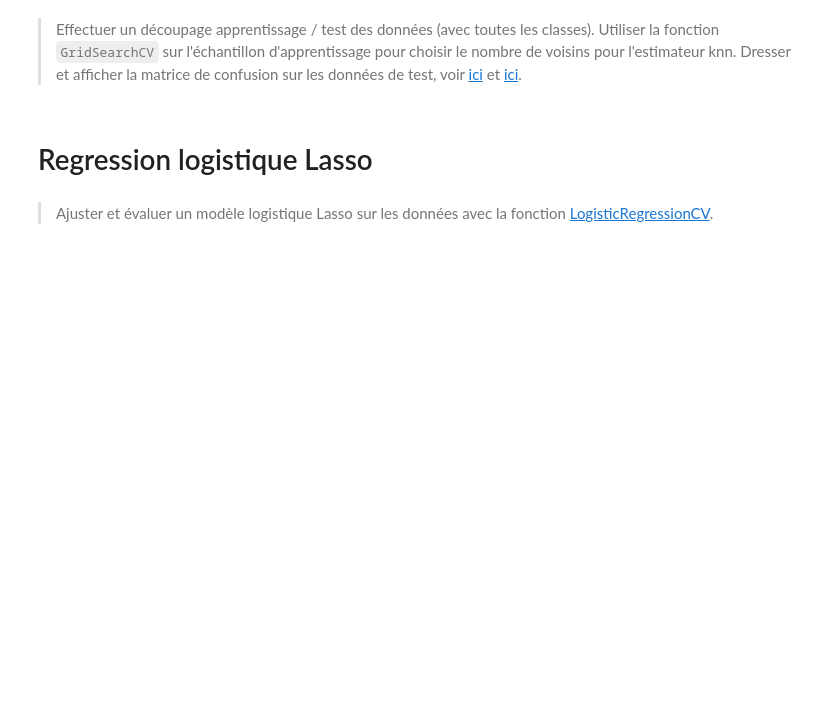
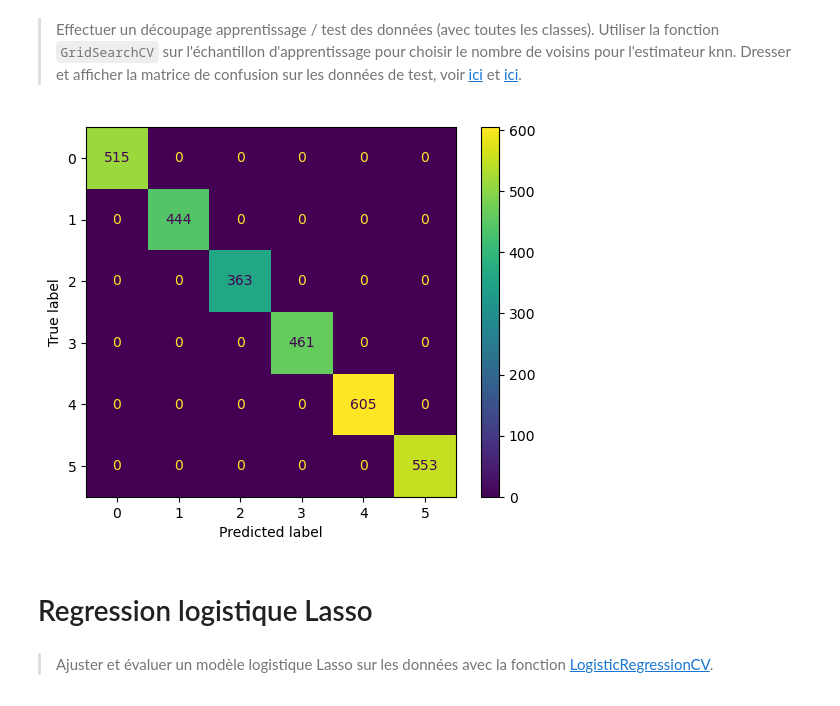
Before and after one commit to dgalemb/STASC, a Jupyter notebook: TP2.ipynb, the cells around one changed output. Drawn from its saved outputs; the diff is of its cells as text; code cells hidden in the pictures; blank space fills up the shorter version.

```diff
--- a/TP2.ipynb
+++ b/TP2.ipynb
@@ -339,6 +452,32 @@ print(mean(scores))
 # %% [markdown]
 > Effectuer un découpage apprentissage / test des données (avec toutes les classes).
 > Utiliser la fonction `GridSearchCV` sur l'échantillon d'apprentissage pour choisir le nombre de voisins pour l'estimateur knn. Dresser et afficher la matrice de confusion sur les données de test, voir [ici](https://scikit-learn.org/stable/modules/generated/sklearn.metrics.confusion_matrix.html) et [ici](https://scikit-learn.org/stable/modules/generated/sklearn.metrics.plot_confusion_matrix.html).
+# %%
+from sklearn.model_selection import GridSearchCV
+from sklearn.metrics import plot_confusion_matrix, confusion_matrix
+
+# la grille de parametres a regler sont definis dans un dictionnaire (dict)
+tuned_parameters = {'n_neighbors': range(2,20)}
+
+features_train, features_test, activity_train, activity_test = model_selection.train_test_split(features_all_activities, activity, test_size = 0.4)
+
+my_kfold = model_selection.KFold(n_splits=10, shuffle=True, random_state=0)
+
+nnGrid = GridSearchCV(neighbors.KNeighborsClassifier(),
+                      tuned_parameters,
+                      cv=5,
+                      n_jobs=-1)
+
+nnGrid.fit(features_train, activity_train)
+
+voisin = nnGrid.best_params_['n_neighbors']
+
+nn_train_test = KNeighborsClassifier(n_neighbors=voisin).fit(features_train, activity_train)
+y_pred = nn_train_test.predict(features_test)x
+M = plot_confusion_matrix(nn_train_test, features_test, y_pred)
+plt.show()
+# %% [output]
+[figure, added]
 # %% [markdown]
 # Regression logistique Lasso
 # %% [markdown]
```
Also changed, not shown: parts of 17 cells of this notebook.
